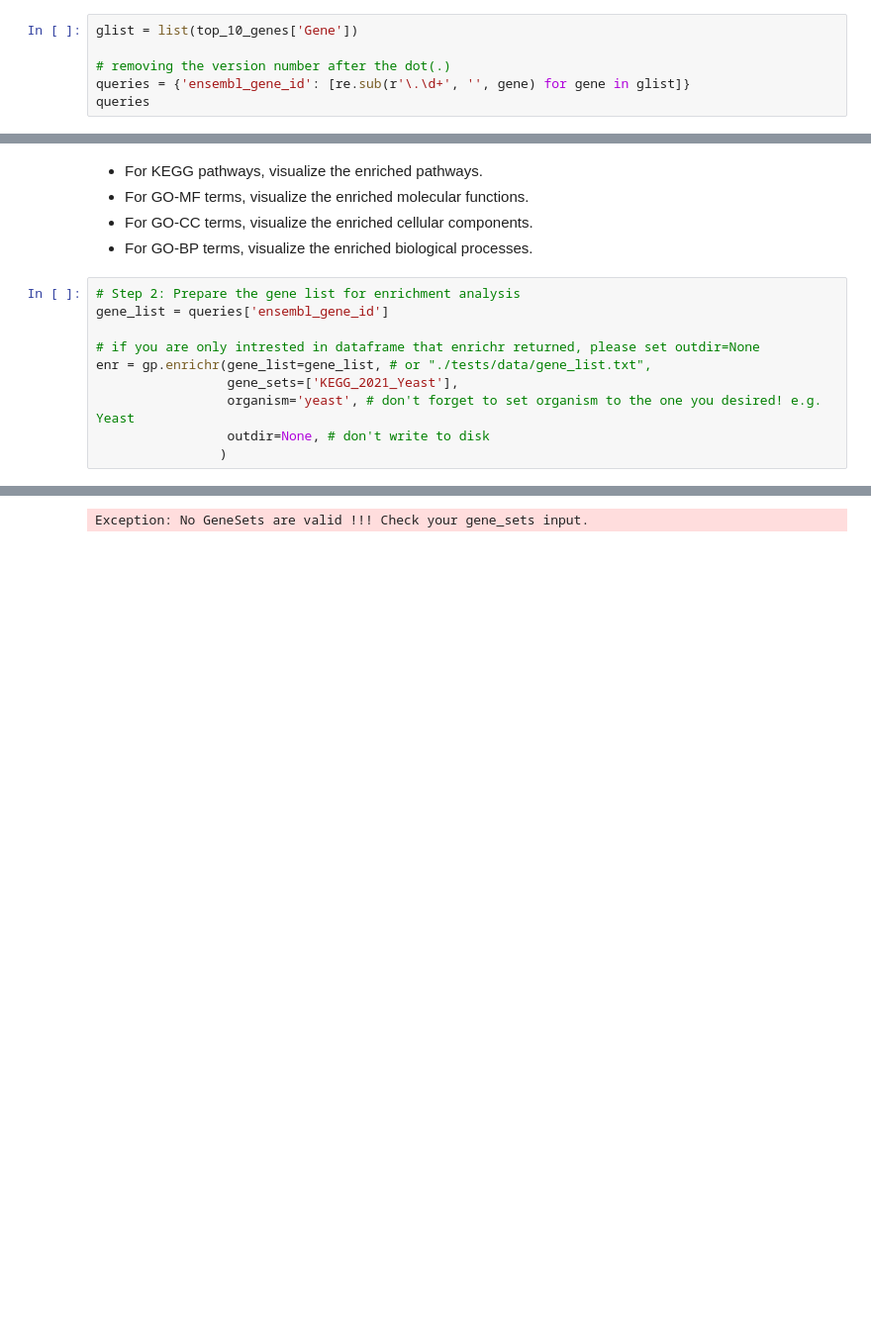
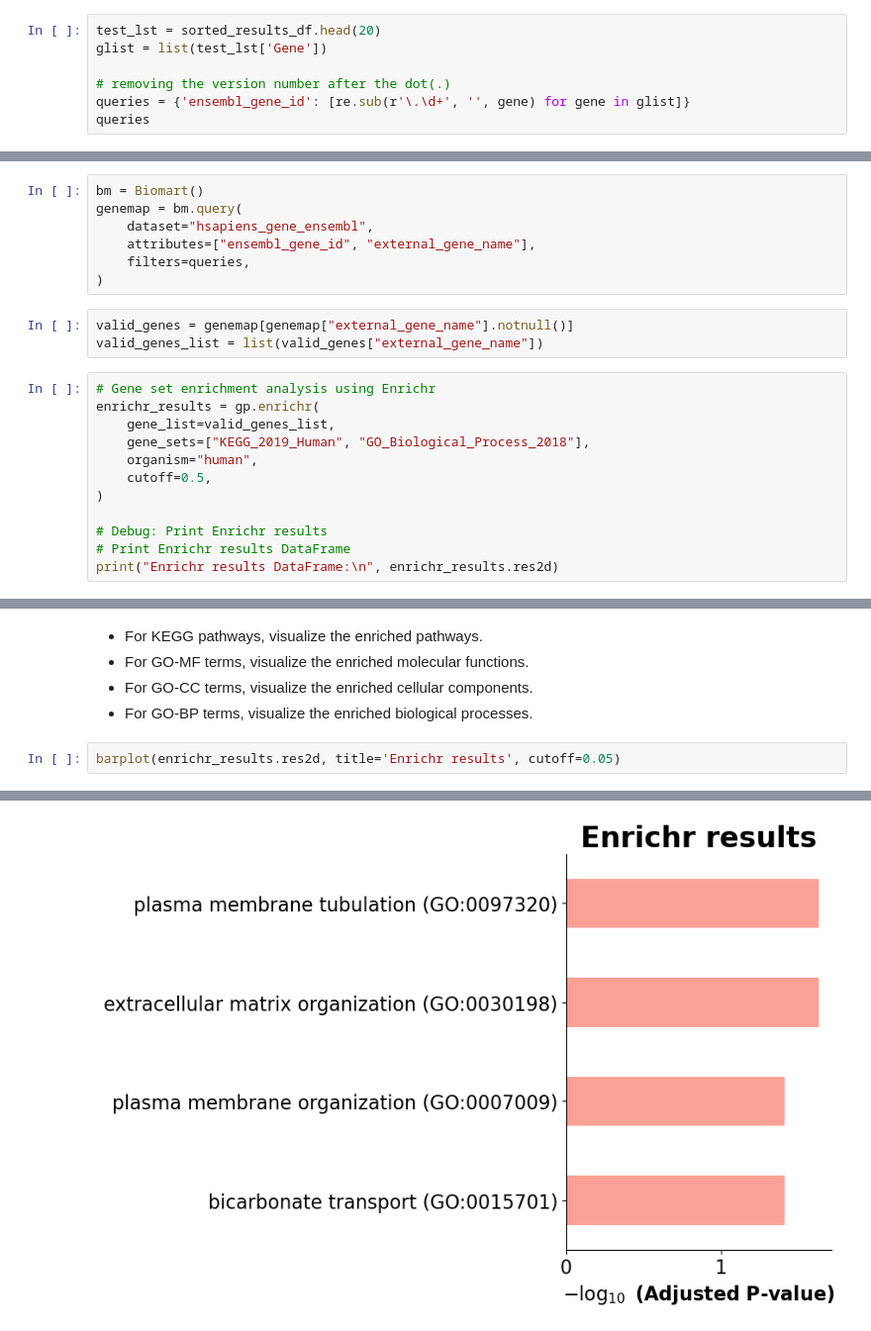
Before and after one commit to Crazz-Zaac/python-bioinformatics, a Jupyter notebook: Final Project.ipynb, the cells around one changed output, grey strips where cells are left out. Shown: that part at 99% size. Drawn from its saved outputs; the diff is of its cells as text; blank space fills up the shorter version.

```diff
--- a/Final Project.ipynb
+++ b/Final Project.ipynb
@@ -248,5 +272,6 @@ bm = Biomart()
 # %%
-glist = list(top_10_genes['Gene'])
+test_lst = sorted_results_df.head(20)
+glist = list(test_lst['Gene'])
 
 # removing the version number after the dot(.)
 queries = {'ensembl_gene_id': [re.sub(r'\.\d+', '', gene) for gene in glist]}
@@ -277,0 +300,22 @@ results.head()
+# %%
+bm = Biomart()
+genemap = bm.query(
+    dataset="hsapiens_gene_ensembl",
+    attributes=["ensembl_gene_id", "external_gene_name"],
+    filters=queries,
+)
+# %%
+valid_genes = genemap[genemap["external_gene_name"].notnull()]
+valid_genes_list = list(valid_genes["external_gene_name"])
+# %%
+# Gene set enrichment analysis using Enrichr
+enrichr_results = gp.enrichr(
+    gene_list=valid_genes_list,
+    gene_sets=["KEGG_2019_Human", "GO_Biological_Process_2018"],
+    organism="human",
+    cutoff=0.5,
+)
+
+# Debug: Print Enrichr results
+# Print Enrichr results DataFrame
+print("Enrichr results DataFrame:\n", enrichr_results.res2d)
@@ -286,13 +345,5 @@ from gseapy import barplot, dotplot
 - For GO-CC terms, visualize the enriched cellular components.
 - For GO-BP terms, visualize the enriched biological processes.
 # %%
-# Step 2: Prepare the gene list for enrichment analysis
-gene_list = queries['ensembl_gene_id']
-
-# if you are only intrested in dataframe that enrichr returned, please set outdir=None
-enr = gp.enrichr(gene_list=gene_list, # or "./tests/data/gene_list.txt",
-                 gene_sets=['KEGG_2021_Yeast'],
-                 organism='yeast', # don't forget to set organism to the one you desired! e.g. Yeast
-                 outdir=None, # don't write to disk
-                )
+barplot(enrichr_results.res2d, title='Enrichr results', cutoff=0.05)
 # %% [output]
@@ -300 +351 @@ enr = gp.enrichr(gene_list=gene_list, # or "./tests/data/gene_list.txt",
-Exception: No GeneSets are valid !!! Check your gene_sets input.
+[figure, added]
```
Also changed, not shown: parts of 23 cells of this notebook.
